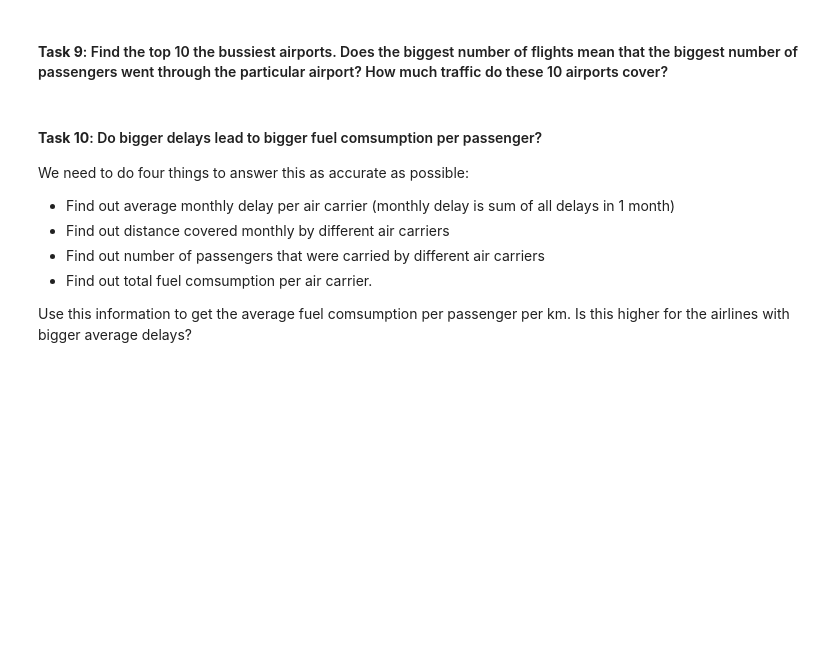
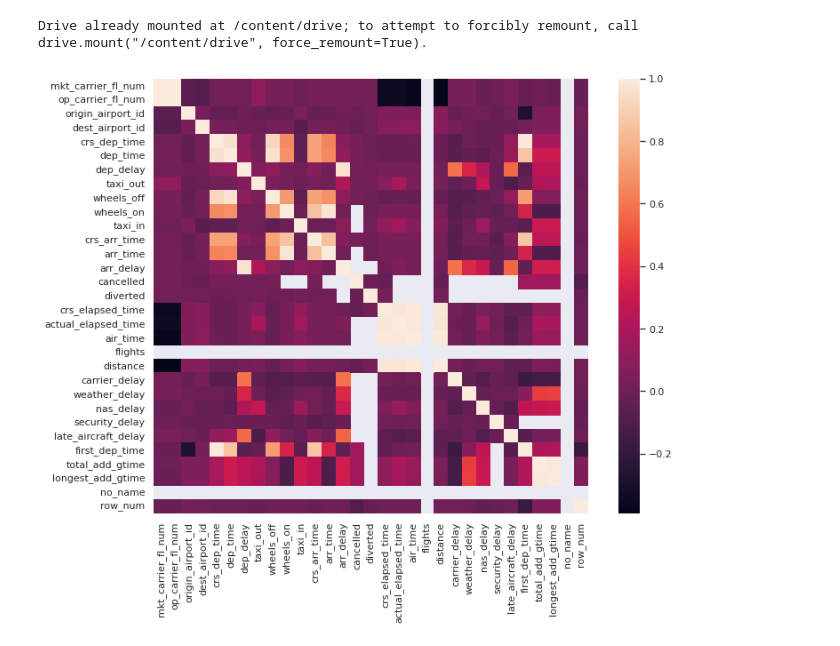
Before and after one commit to MarwanH7/Flight-Prediction, a Jupyter notebook: exploratory_analysis.ipynb, the cells around one changed output. Cells and saved outputs as stored; diff of their text form; code cells hidden in the pictures; blank space fills up the shorter version.

```diff
--- a/exploratory_analysis.ipynb
+++ b/exploratory_analysis.ipynb
@@ -30,11 +0,0 @@ Test the hypothesis that these 4 delays are from the same distribution. If they
-# %% [markdown]
-#### **Task 9**: Find the top 10 the bussiest airports. Does the biggest number of flights mean that the biggest number of passengers went through the particular airport? How much traffic do these 10 airports cover?
-# %% [markdown]
-#### **Task 10**: Do bigger delays lead to bigger fuel comsumption per passenger?
-We need to do four things to answer this as accurate as possible:
-- Find out average monthly delay per air carrier (monthly delay is sum of all delays in 1 month)
-- Find out distance covered monthly by different air carriers
-- Find out number of passengers that were carried by different air carriers
-- Find out total fuel comsumption per air carrier.
-
-Use this information to get the average fuel comsumption per passenger per km. Is this higher for the airlines with bigger average delays?
@@ -40,0 +9,15 @@ Use this information to get the average fuel comsumption per passenger per km. I
+# %%
+from google.colab import drive
+drive.mount('/content/drive')
+# %% [output]
+Drive already mounted at /content/drive; to attempt to forcibly remount, call drive.mount("/content/drive", force_remount=True).
+# %%
+path = '/content/drive/MyDrive/Midterm-Project/flights-2018-2019.csv'
+flights = pd.read_csv(path)
+# %%
+corrmat = flights.corr()
+f, ax = plt.subplots(figsize=(12,9))
+sns.heatmap(corrmat, square=True)
+plt.show()
+# %% [output]
+[figure, added]
```
Also changed, not shown: parts of 26 cells of this notebook.
